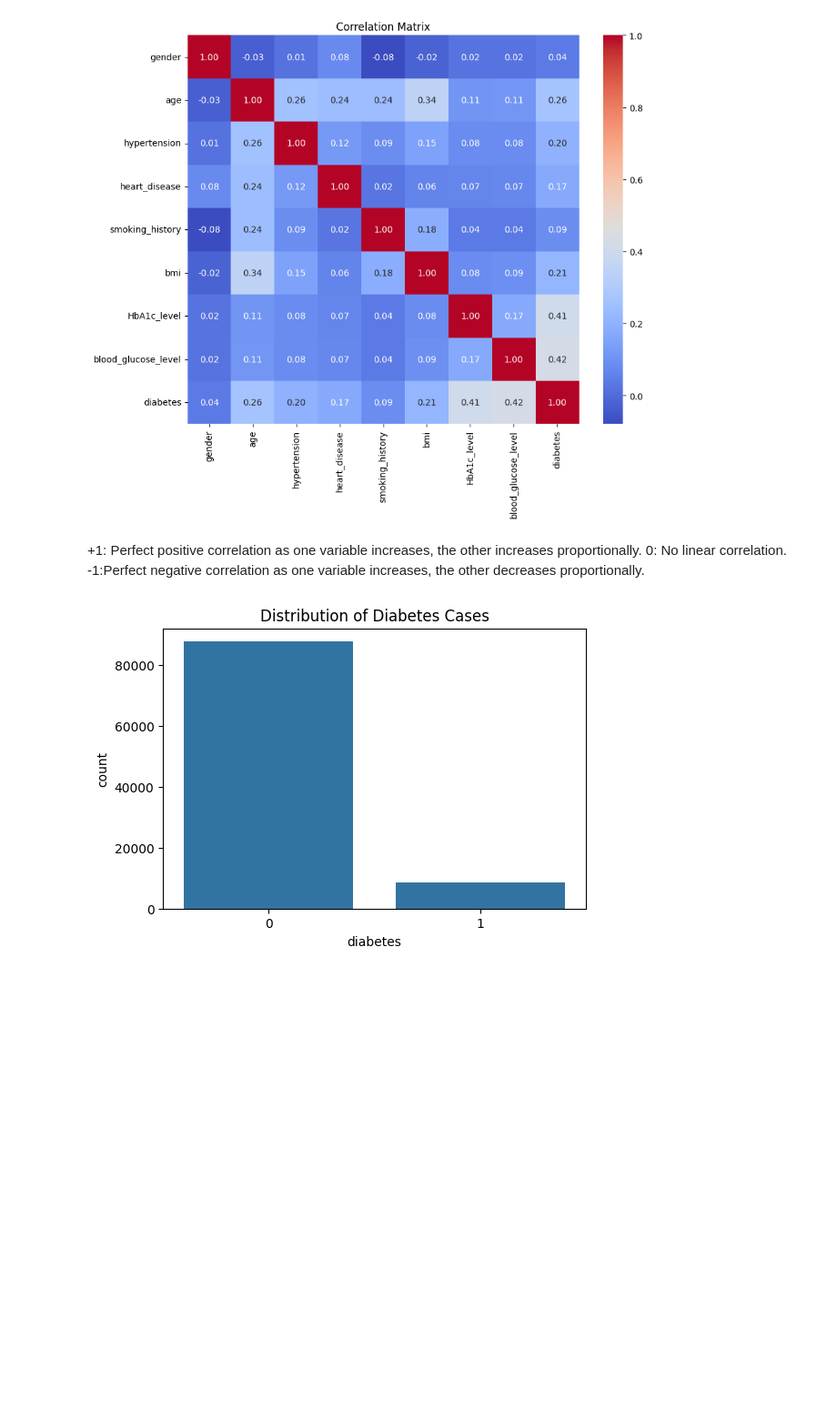
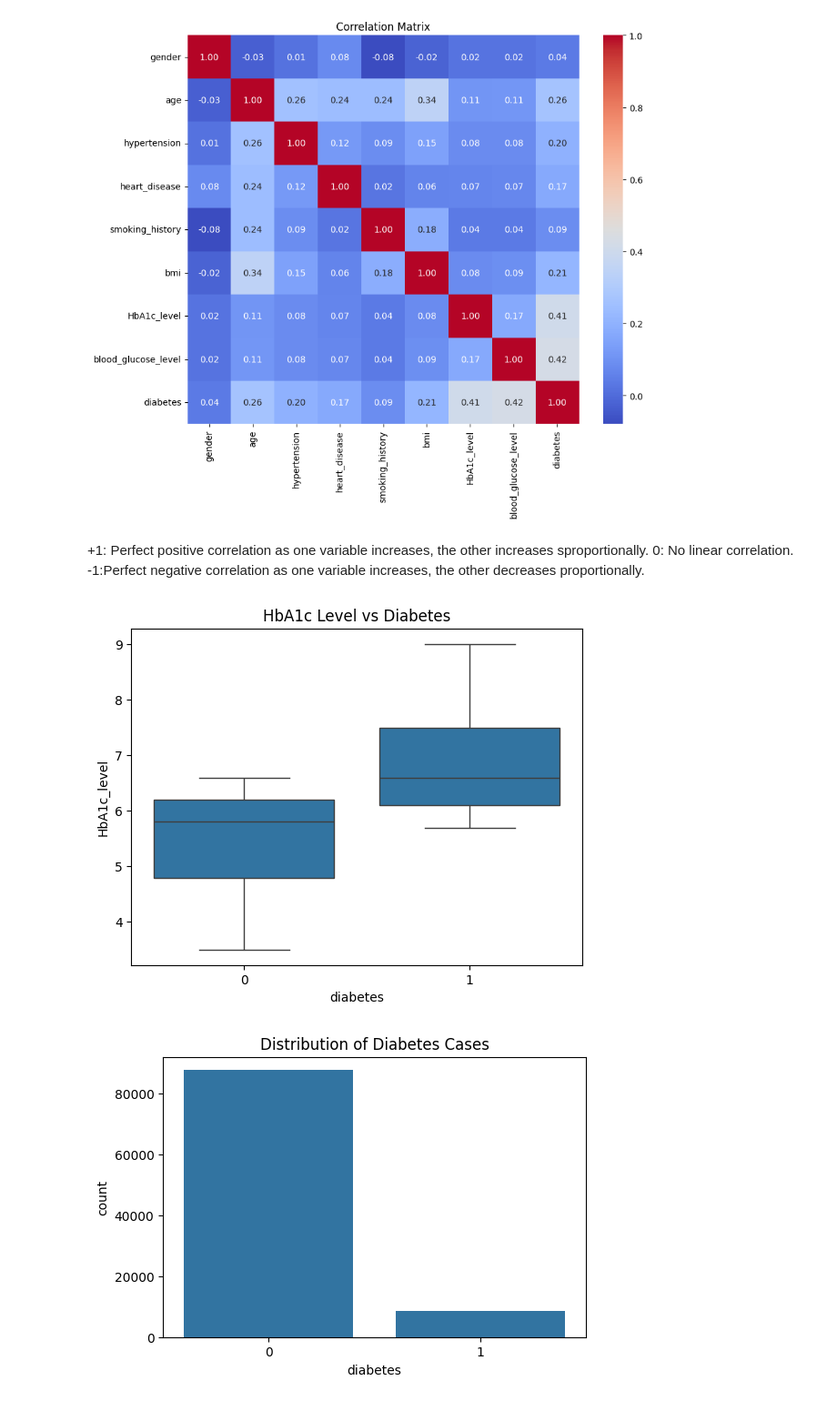
Before and after one commit to MichyBliss/Diabetes-prediction, a Jupyter notebook: Diabetes_prediction_dataset.ipynb, the cells around one changed output. Shown: that part at 91% size. Saved outputs shown, nothing was run; the diff lists cells and outputs as text; code cells hidden in the pictures; blank space fills up the shorter version.

```diff
--- a/Diabetes_prediction_dataset.ipynb
+++ b/Diabetes_prediction_dataset.ipynb
@@ -92,6 +92,13 @@ plt.show()
 # %% [output]
 [figure]
 # %% [markdown]
-+1: Perfect positive correlation as one variable increases, the other increases proportionally.
++1: Perfect positive correlation as one variable increases, the other increases sproportionally.
 0: No linear correlation.
 -1:Perfect negative correlation as one variable increases, the other decreases proportionally.
+# %%
+sns.boxplot(x='diabetes', y='HbA1c_level', data=df)
+plt.title('HbA1c Level vs Diabetes')
+plt.savefig('HbA1c_vs_diabetes.png')
+plt.show()
+# %% [output]
+[figure, added]
```
Also changed, not shown: parts of 5 cells of this notebook.
